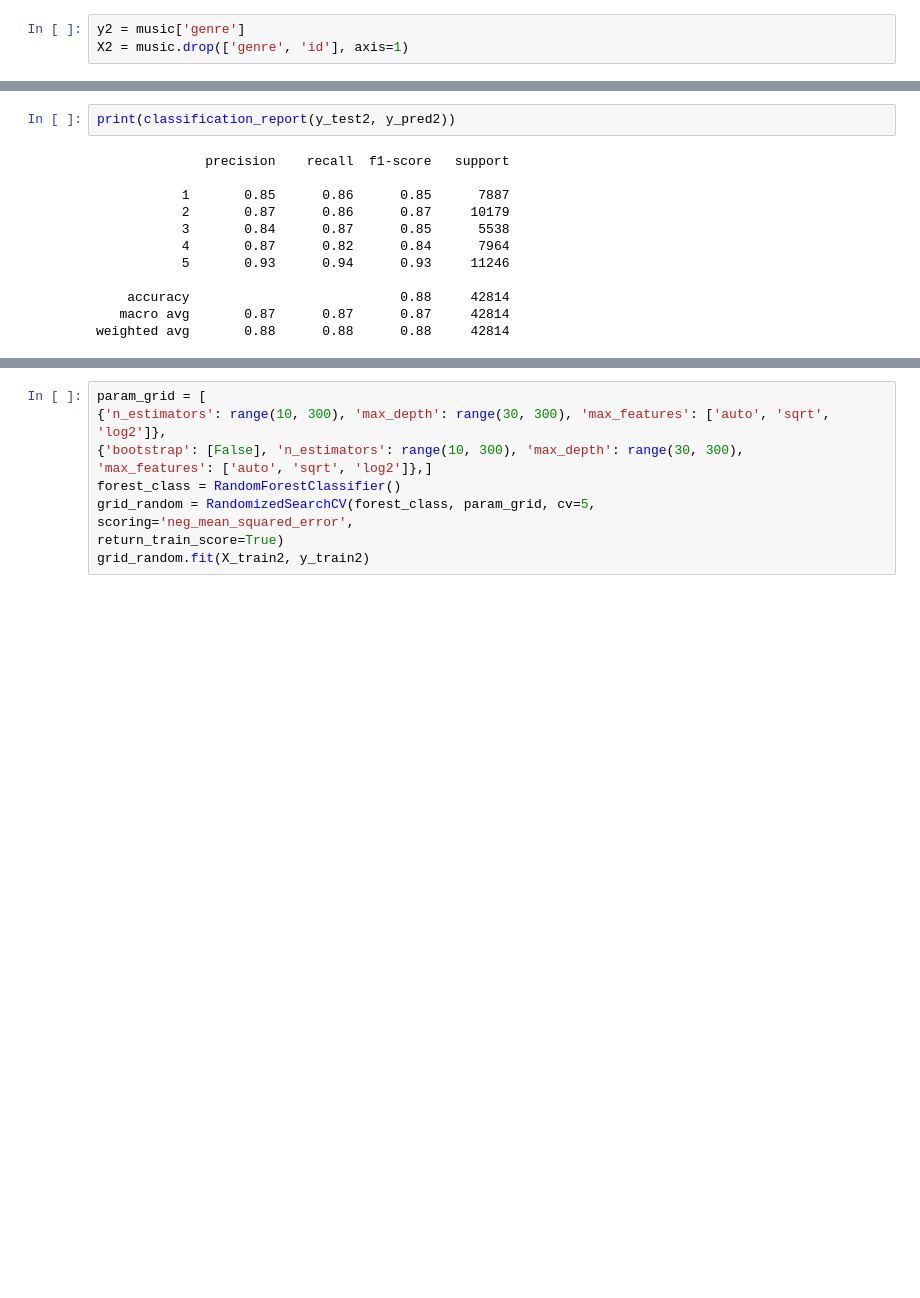
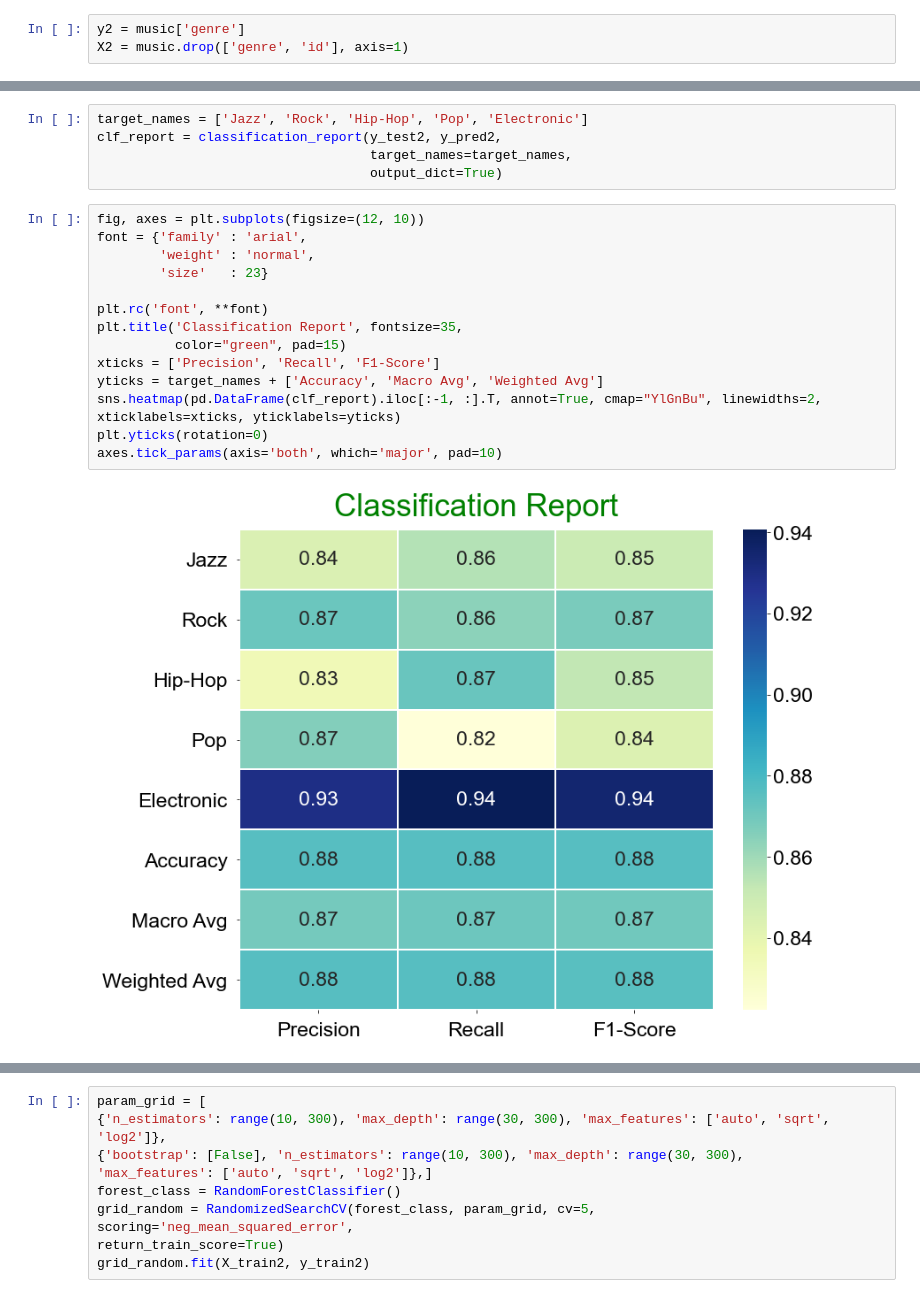
Before and after one commit to urospetkovic/IronHackLabs, a Jupyter notebook: week9/Final Project/music_genre_prediction.ipynb, the cells around one changed output, grey strips where cells are left out. Cells and saved outputs as stored; diff of their text form; blank space fills up the shorter version.

```diff
--- a/week9/Final Project/music_genre_prediction.ipynb
+++ b/week9/Final Project/music_genre_prediction.ipynb
@@ -236,17 +272,24 @@ accuracy_score(y_test2, y_pred2)
-# %%
-print(classification_report(y_test2, y_pred2))
-# %% [output]
-              precision    recall  f1-score   support
-
-           1       0.85      0.86      0.85      7887
-           2       0.87      0.86      0.87     10179
-           3       0.84      0.87      0.85      5538
-           4       0.87      0.82      0.84      7964
-           5       0.93      0.94      0.93     11246
-
-    accuracy                           0.88     42814
-   macro avg       0.87      0.87      0.87     42814
-weighted avg       0.88      0.88      0.88     42814
+# %%
+target_names = ['Jazz', 'Rock', 'Hip-Hop', 'Pop', 'Electronic']
+clf_report = classification_report(y_test2, y_pred2,
+                                   target_names=target_names,
+                                   output_dict=True)
+# %%
+fig, axes = plt.subplots(figsize=(12, 10))
+font = {'family' : 'arial',
+        'weight' : 'normal',
+        'size'   : 23}
+
+plt.rc('font', **font)
+plt.title('Classification Report', fontsize=35,
+          color="green", pad=15)
+xticks = ['Precision', 'Recall', 'F1-Score']
+yticks = target_names + ['Accuracy', 'Macro Avg', 'Weighted Avg']
+sns.heatmap(pd.DataFrame(clf_report).iloc[:-1, :].T, annot=True, cmap="YlGnBu", linewidths=2, xticklabels=xticks, yticklabels=yticks)
+plt.yticks(rotation=0)
+axes.tick_params(axis='both', which='major', pad=10)
+# %% [output]
+[figure, added]
 # %%
 fi = pd.DataFrame({'feature': list(X_train.columns),
                    'importance': forest_model.feature_importances_}).\
```
Also changed, not shown: parts of 16 cells of this notebook, 6 other files.
